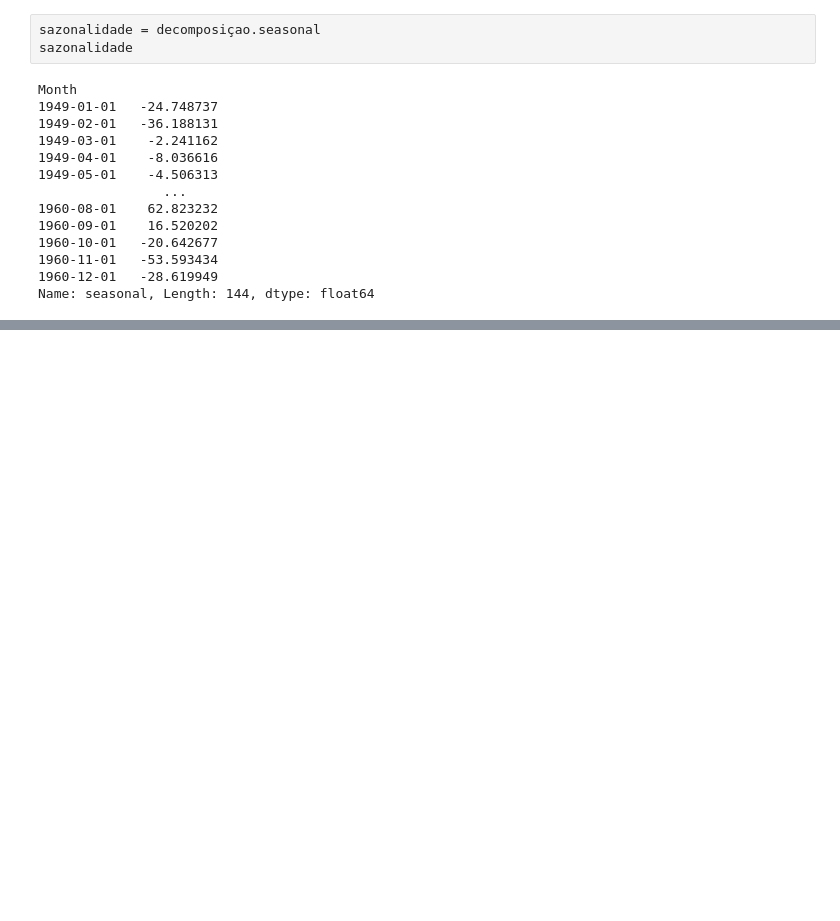
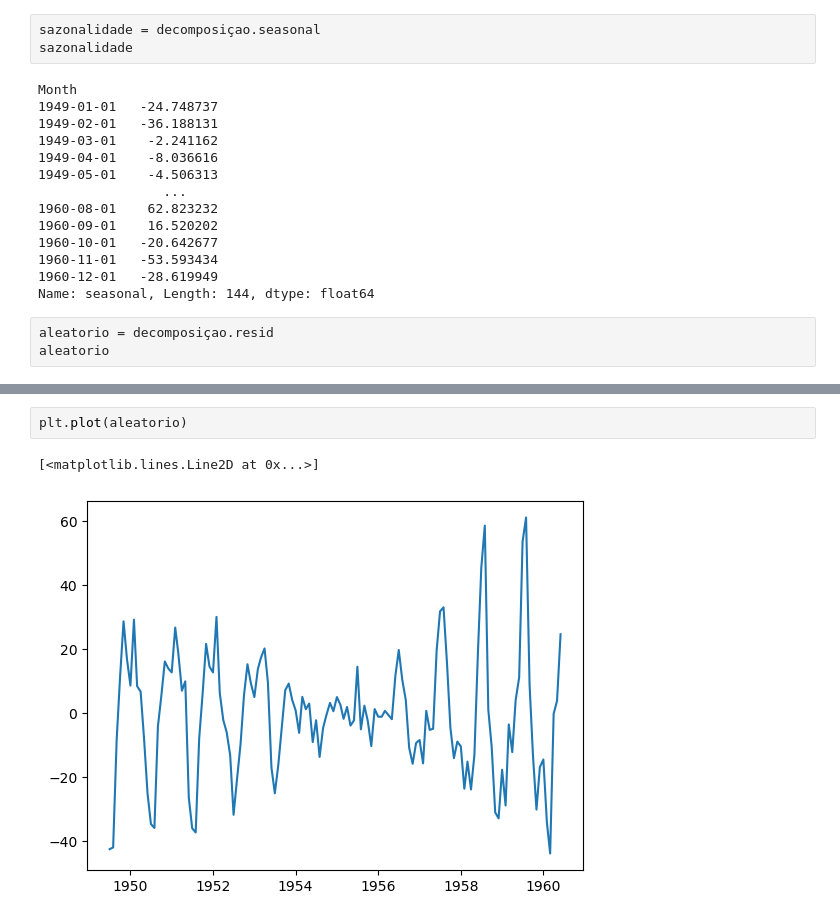
Before and after one commit to aluiziodev/DATA-SCIENCE, a Jupyter notebook: SERIES TEMPORAIS/decomp.ipynb, the cells around one changed output, grey strips where cells are left out. Drawn from its saved outputs; the diff is of its cells as text; blank space fills up the shorter version.

```diff
--- a/SERIES TEMPORAIS/decomp.ipynb
+++ b/SERIES TEMPORAIS/decomp.ipynb
@@ -67,3 +67,6 @@ Month
 1960-11-01   -53.593434
 1960-12-01   -28.619949
 Name: seasonal, Length: 144, dtype: float64
+# %%
+aleatorio = decomposiçao.resid
+aleatorio
@@ -69,0 +97,5 @@ Name: seasonal, Length: 144, dtype: float64
+# %%
+plt.plot(aleatorio)
+# %% [output]
+[<matplotlib.lines.Line2D at 0x...>]
+[figure, added]
```
Also changed, not shown: parts of 4 cells of this notebook, 1 other file.
